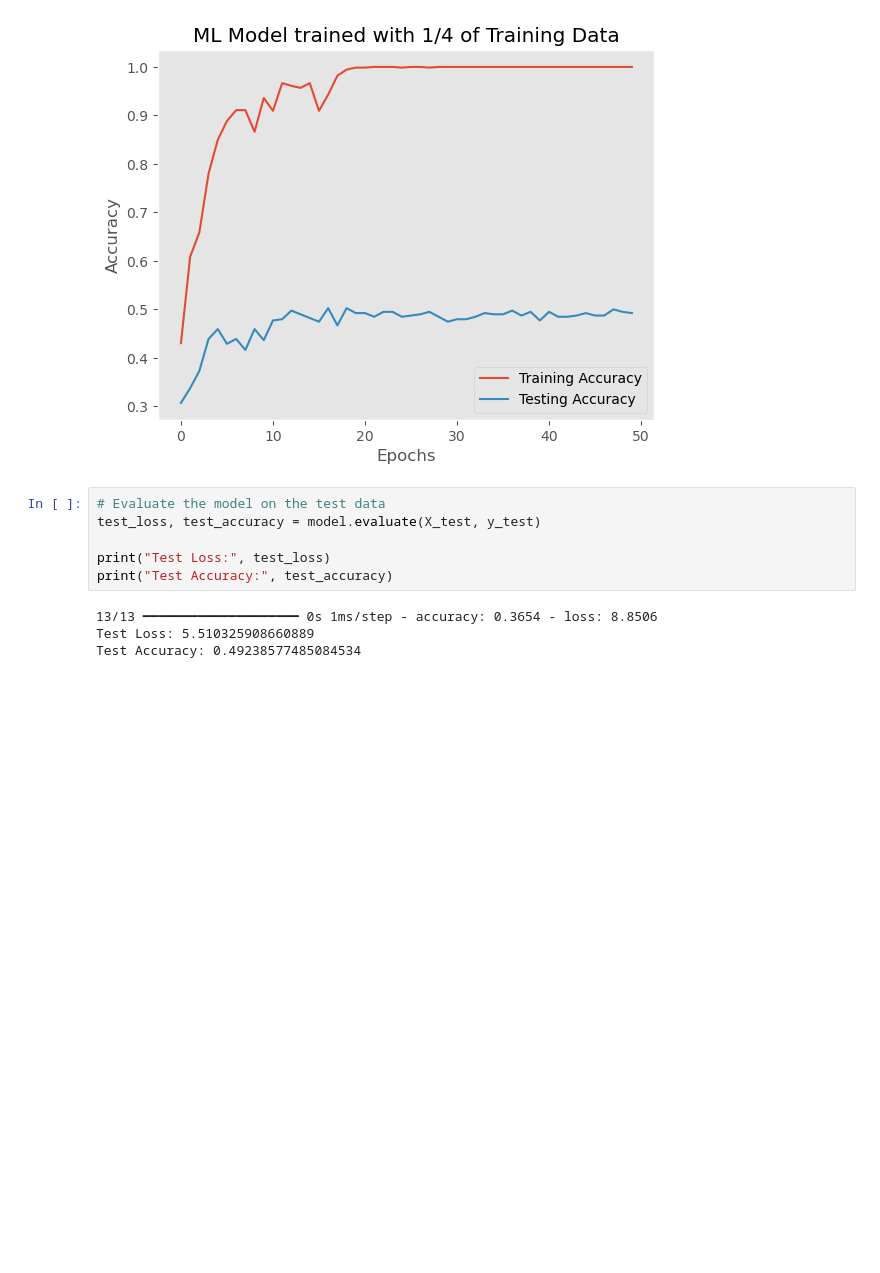
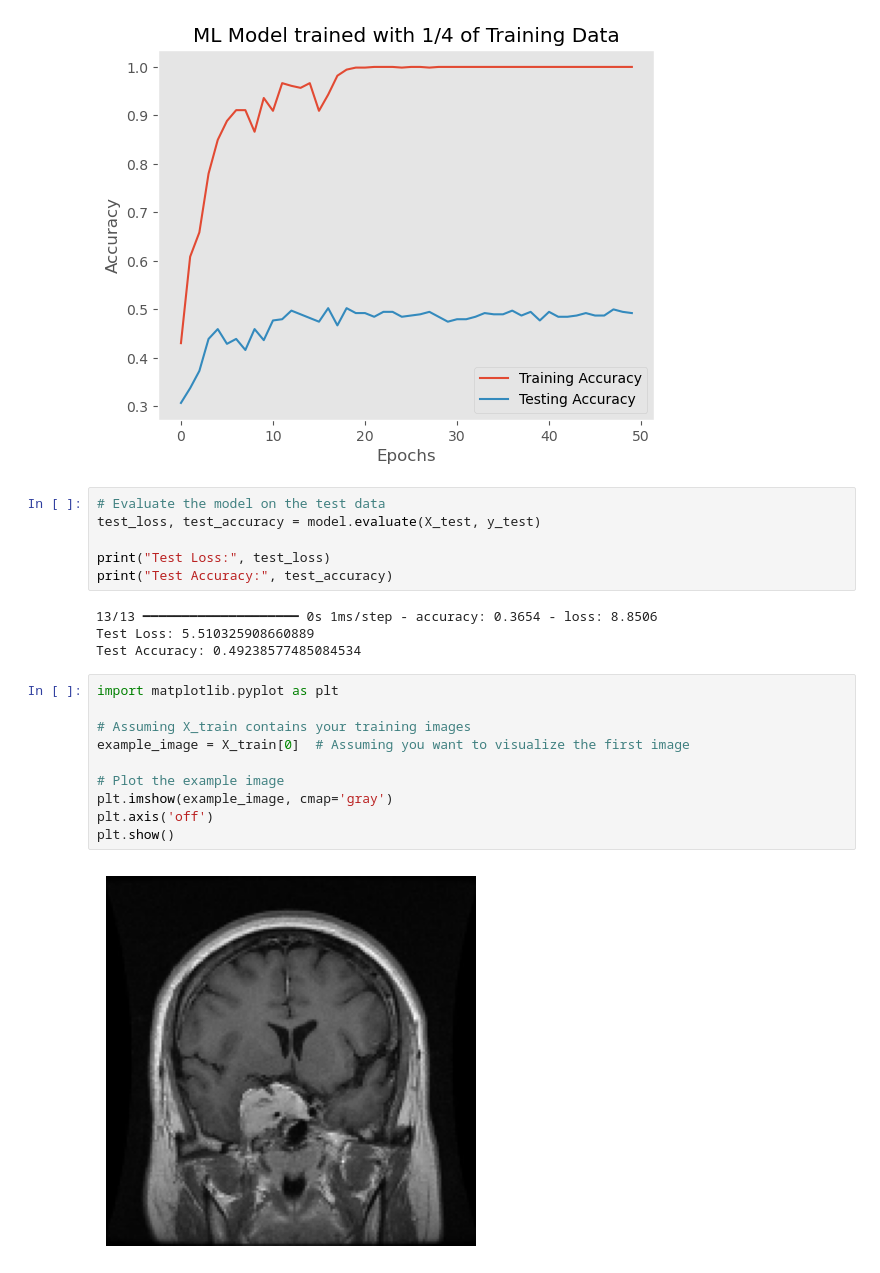
Before and after one commit to catnys/ClinicalFedLearn, a Jupyter notebook: ClinicalFedLearn/mri_classification.ipynb, the cells around one changed output. Drawn from its saved outputs; the diff is of its cells as text; blank space fills up the shorter version.

```diff
--- a/ClinicalFedLearn/mri_classification.ipynb
+++ b/ClinicalFedLearn/mri_classification.ipynb
@@ -177,3 +177,15 @@ print("Test Accuracy:", test_accuracy)
 13/13 ━━━━━━━━━━━━━━━━━━━━ 0s 1ms/step - accuracy: 0.3654 - loss: 8.8506
 Test Loss: 5.510325908660889
 Test Accuracy: 0.49238577485084534
+# %%
+import matplotlib.pyplot as plt
+
+# Assuming X_train contains your training images
+example_image = X_train[0]  # Assuming you want to visualize the first image
+
+# Plot the example image
+plt.imshow(example_image, cmap='gray')
+plt.axis('off')
+plt.show()
+# %% [output]
+[figure, added]
```
Also changed, not shown: parts of 1 cell of this notebook, 1 other file.
